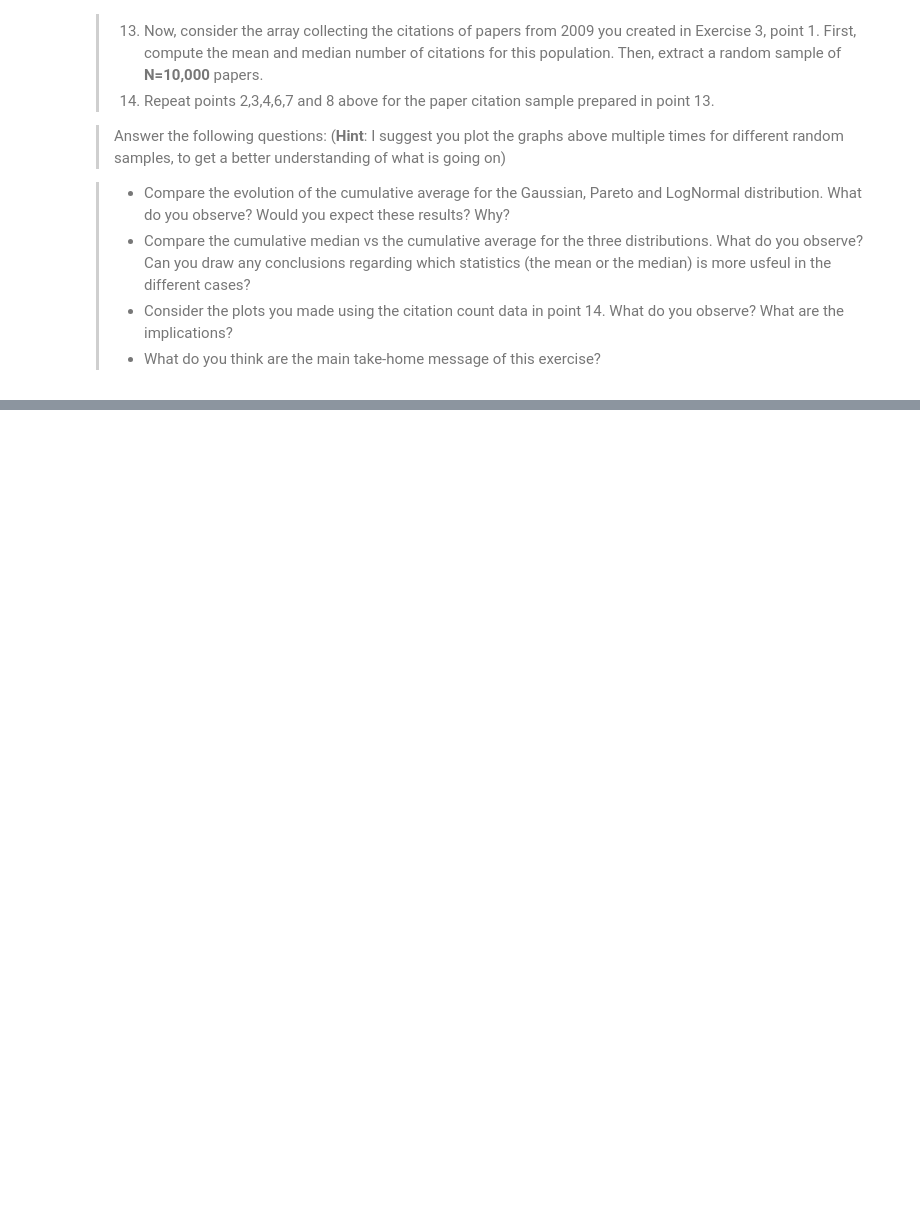
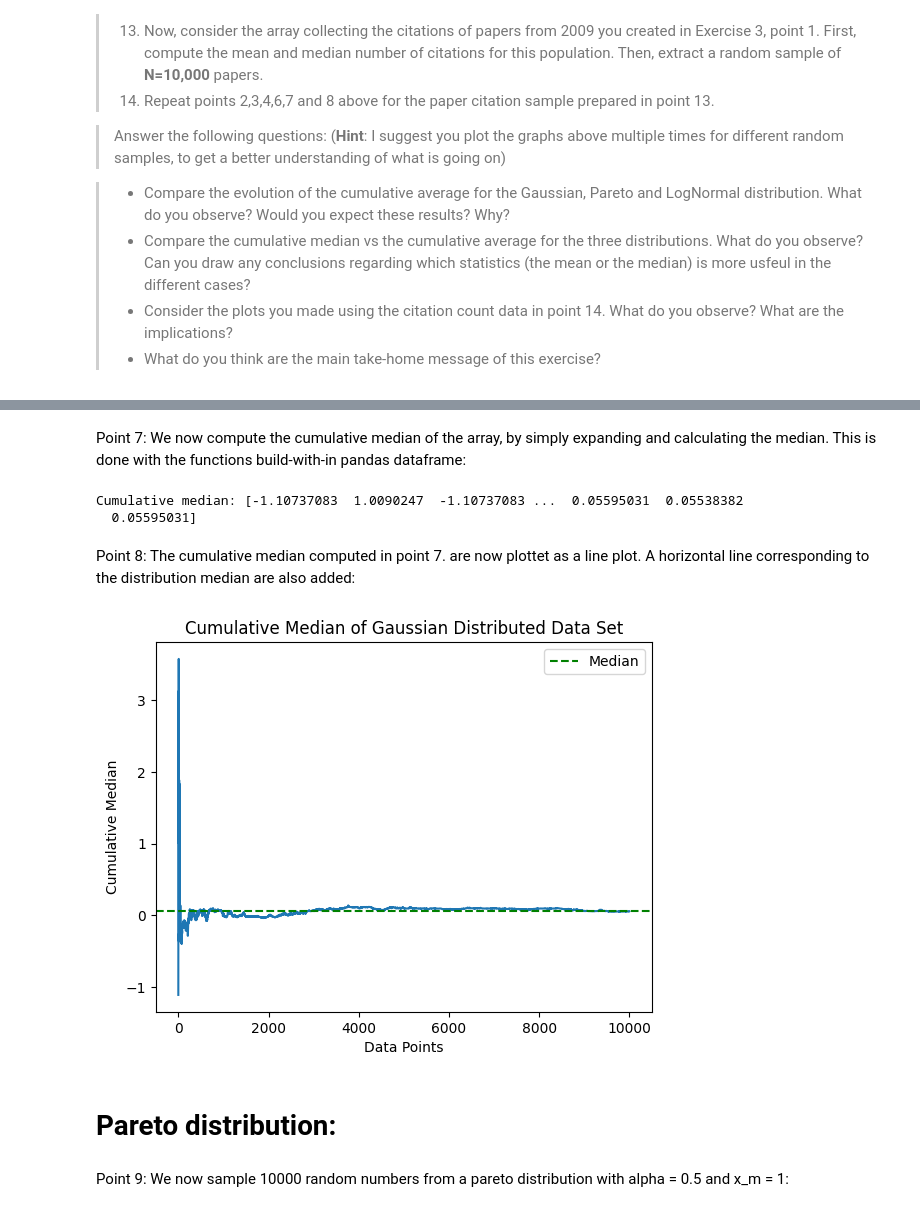
Before and after one commit to GitHub-Adminstrator/Social-Science-A1, a Jupyter notebook: Assignment1.ipynb, the cells around one changed output, grey strips where cells are left out. Saved outputs shown, nothing was run; the diff lists cells and outputs as text; code cells hidden in the pictures; blank space fills up the shorter version.

```diff
--- a/Assignment1.ipynb
+++ b/Assignment1.ipynb
@@ -533,0 +618,28 @@ The condition that $ \mathbb E | X_i | $ is finite holds in most cases but can f
+# %% [markdown]
+Point 7: We now compute the cumulative median of the array, by simply expanding and calculating the median. This is done with the functions build-with-in pandas dataframe:
+# %%
+## Compute the cumulative median of the data set and store it in an array
+
+cumulative_median_gauss = df_gaus['Gaussian'].expanding().median()
+print('Cumulative median:',np.array(cumulative_median_gauss))
+# %% [output]
+Cumulative median: [-1.10737083  1.0090247  -1.10737083 ...  0.05595031  0.05538382
+  0.05595031]
+# %% [markdown]
+Point 8: The cumulative median computed in point 7. are now plottet as a line plot. A horizontal line corresponding to the distribution median are also added:
+# %%
+# Plot the cumulative median array:
+
+plt.plot(cumulative_median_gauss)
+plt.axhline(y=np.median(gaus), color='green', linestyle='--', label='Median')
+plt.title('Cumulative Median of Gaussian Distributed Data Set')
+plt.xlabel('Data Points')
+plt.ylabel('Cumulative Median')
+plt.legend()
+plt.show()
+# %% [output]
+[figure, added]
+# %% [markdown]
+# Pareto distribution:
+# %% [markdown]
+Point 9: We now sample 10000 random numbers from a pareto distribution with alpha = 0.5 and x_m = 1:
```
Also changed, not shown: parts of 30 cells of this notebook.
